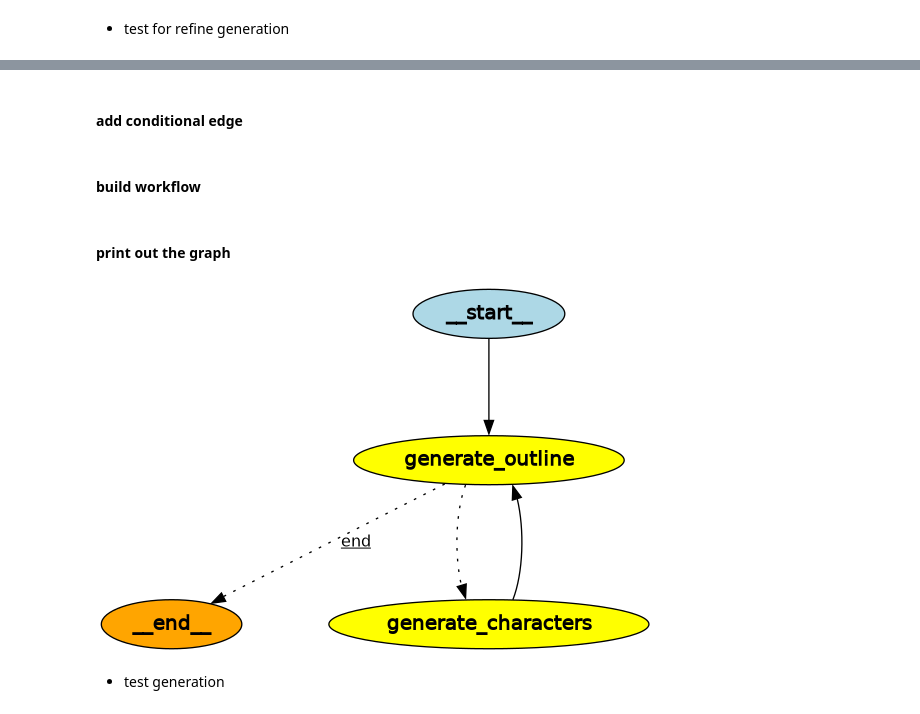
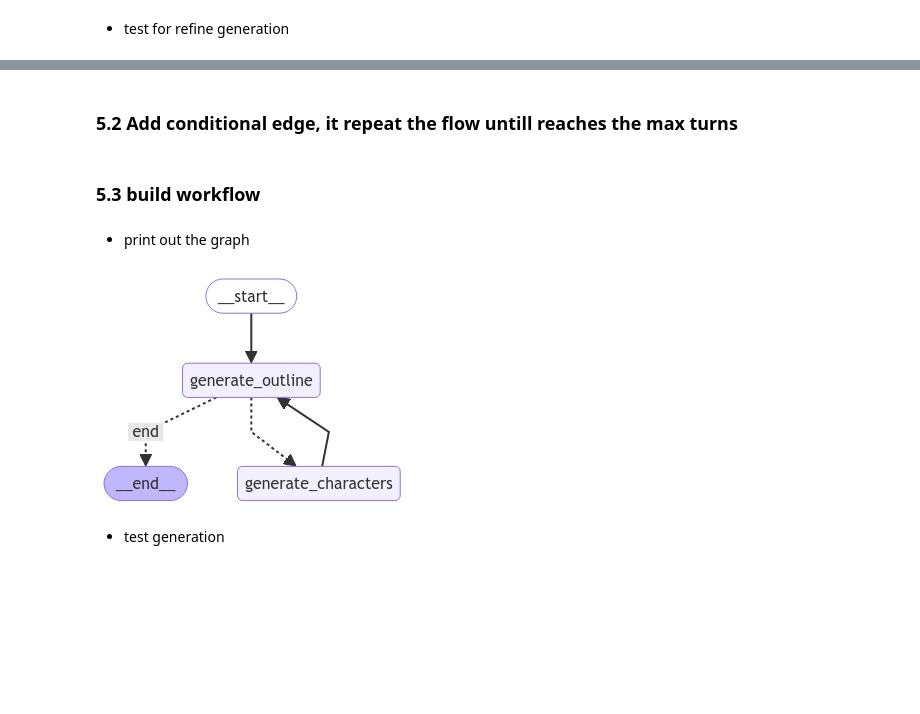
Before and after one commit to xiehust/multi_agents_jam, a Jupyter notebook: demo_2/book_writing_01.ipynb, the cells around one changed output, grey strips where cells are left out. Drawn from its saved outputs; the diff is of its cells as text; code cells hidden in the pictures; blank space fills up the shorter version.

```diff
--- a/demo_2/book_writing_01.ipynb
+++ b/demo_2/book_writing_01.ipynb
@@ -317,7 +206,7 @@ gen_character_prompt = ChatPromptTemplate.from_messages(
          MessagesPlaceholder(variable_name="messages")
     ]
 )
-gen_characters_chain = gen_character_prompt | llm_sonnet | CustJsonOuputParser(verbose=True) |RunnableLambda(dict_to_obj).bind(target=Character)
+gen_characters_chain = gen_character_prompt | llm | CustJsonOuputParser(verbose=True) |RunnableLambda(dict_to_obj).bind(target=Character)
 # %% [markdown]
 - test for generation
 # %%
@@ -415,8 +302,0 @@ In the aftermath, the world celebrates Tomo as a hero, with Kira proudly by his
-# %%
-from langgraph.graph import StateGraph, END
-import operator
-from typing import Annotated, Sequence,Dict,Optional,Any,TypedDict
-
-class AgentState(TypedDict):
-    messages: Annotated[Sequence[BaseMessage], operator.add]
-    env_var: Optional[Annotated[Dict[str, Any], operator.ior]]
@@ -427,21 +303 @@ class AgentState(TypedDict):
-# %%
-from langchain_core.pydantic_v1 import ValidationError
-
-async def retry_call(chain,args: Dict[str,Any],times:int=5):
-    try:
-        content = await chain.ainvoke(args)
-        return content
-    except JSONDecodeError as e:
-        if times:
-            print(f'JSONDecodeError, retry again [{times}]')
-            return await retry_call(chain,args,times=times-1)
-        else:
-            raise(JSONDecodeError(e))
-    except ValidationError as e:
-        print(e)
-        if times:
-            print(f'ValidationError, retry again [{times}]')
-            return await retry_call(chain,args,times=times-1)
-        else:
-            raise(ValidationError(e))
 # %% [markdown]
@@ -449,4 +305,6 @@ async def retry_call(chain,args: Dict[str,Any],times:int=5):
 # %%
+from story_agents.graph_utils import AgentState, retry_call
+from langgraph.graph import StateGraph, END
 async def generate_outline(state:AgentState):
     """
     Generate outline
@@ -461,7 +319,7 @@ async def generate_outline(state:AgentState):
     env_var =  state.get("env_var")
     assert not env_var is None
 
-    generate_outline_chain = direct_gen_outline_prompt | llm_sonnet | CustJsonOuputParser(verbose=False) | RunnableLambda(dict_to_obj).bind(target=Outline)
+    generate_outline_chain = direct_gen_outline_prompt | llm | CustJsonOuputParser(verbose=False) | RunnableLambda(dict_to_obj).bind(target=Outline)
     name = "cartoonist"
     messages = swap_roles(state['messages'],name)
     messages = reconstruct_to_claude_messages(messages)
@@ -493,7 +351,7 @@ async def generate_characters(state:AgentState):
 
     return {"messages":[response],"env_var":{**env_var,"characters":characters}}
 # %% [markdown]
-#### add conditional edge
+### 5.2 Add conditional edge, it repeat the flow untill reaches the max turns
 # %%
 MAX_TURNS = 3
 def should_repeat_outline(state: AgentState):
@@ -508,7 +366,7 @@ def should_repeat_outline(state: AgentState):
     else:
         return 'generate_characters'
 # %% [markdown]
-#### build workflow
+### 5.3 build workflow
 # %%
 outline_graph = StateGraph(AgentState)
 outline_graph.add_node("generate_outline",generate_outline)
@@ -524,13 +382,12 @@ outline_graph.add_conditional_edges("generate_outline",
                                    )
 outline_workflow = outline_graph.compile()
 # %% [markdown]
-#### print out the graph
+- print out the graph
 # %%
 from IPython.display import Image
-
-Image(outline_workflow.get_graph().draw_png())
+Image(outline_workflow.get_graph().draw_mermaid_png())
 # %% [output]
-[figure, old version]
+[figure, new version]
 # %% [markdown]
 - test generation
 # %%
```
Also changed, not shown: parts of 40 cells of this notebook, 17 other files.
